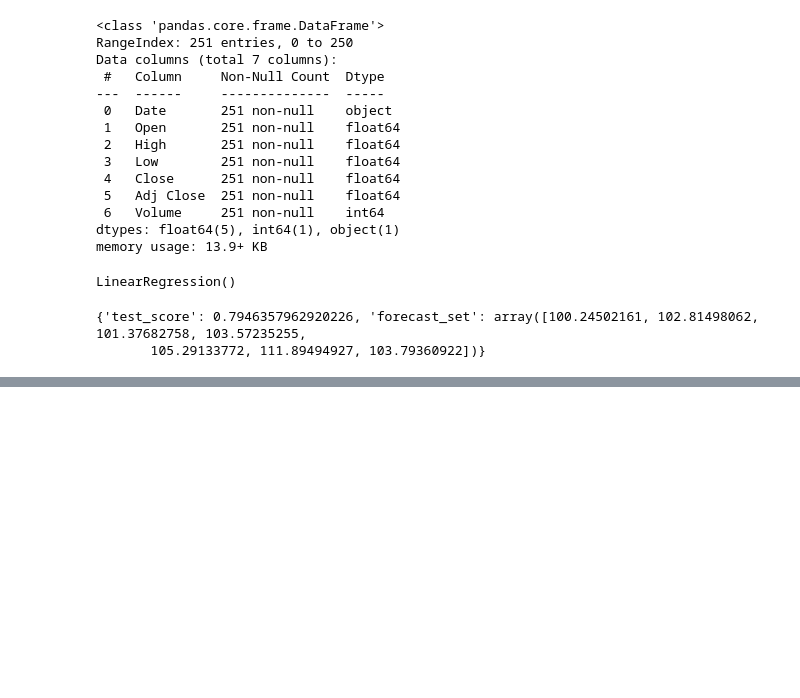
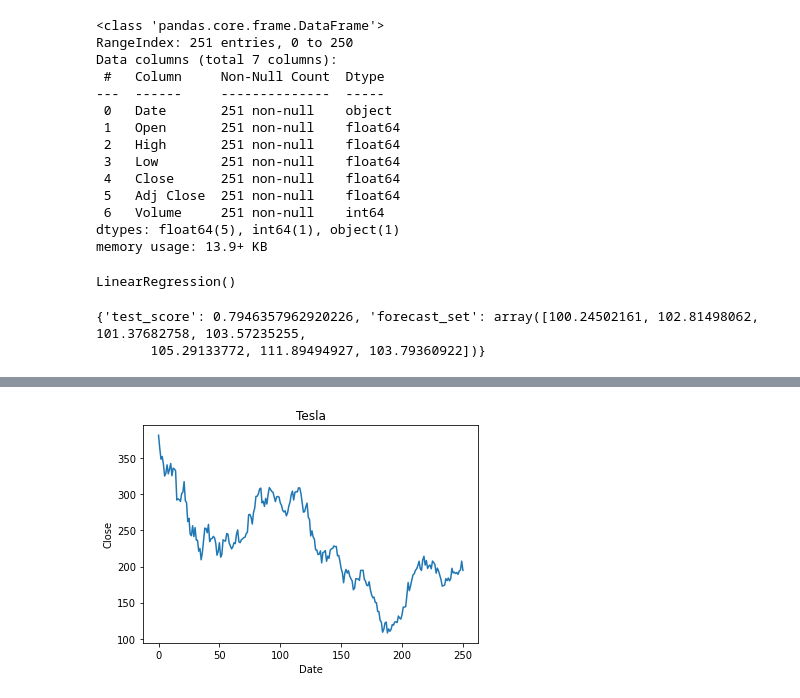
Before and after one commit to MevlutYildiz77/Amazon-Stock-Price-Prediction-with-Linear-Regression, a Jupyter notebook: AmazonStockPricePredictionLinearRegression.ipynb, the cells around one changed output, grey strips where cells are left out. Saved outputs shown, nothing was run; the diff lists cells and outputs as text; code cells hidden in the pictures; blank space fills up the shorter version.

```diff
--- a/AmazonStockPricePredictionLinearRegression.ipynb
+++ b/AmazonStockPricePredictionLinearRegression.ipynb
@@ -69,0 +77,3 @@ print(response)
+# %%
+df = pd.read_csv("TSLA.csv")
+df.head()
@@ -69,0 +87,8 @@ print(response)
+# %%
+close = df["Close"]
+ax = close.plot(title = "Tesla")
+ax.set_xlabel("Date")
+ax.set_ylabel("Close")
+plt.show()
+# %% [output]
+[figure, added]
```
Also changed, not shown: parts of 9 cells of this notebook, 1 other file.
